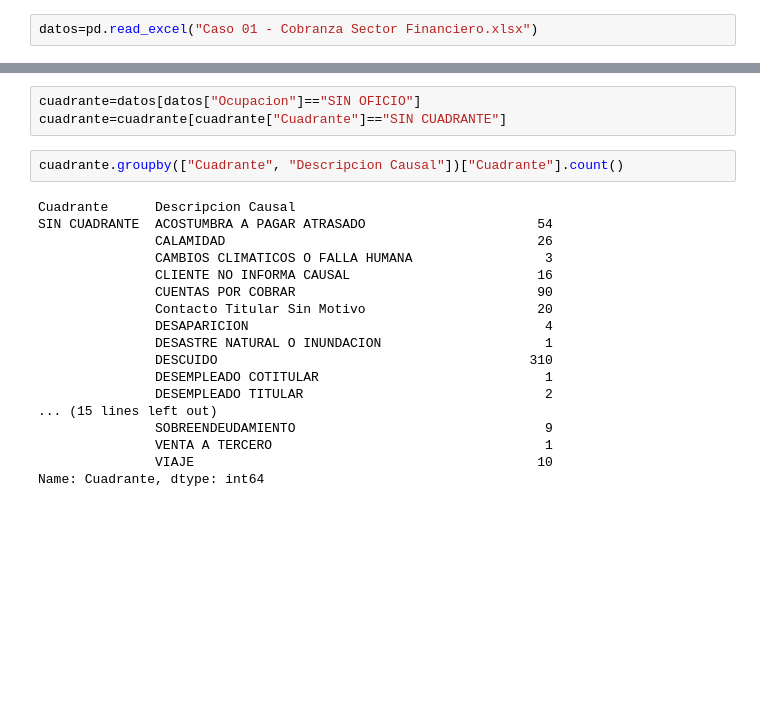
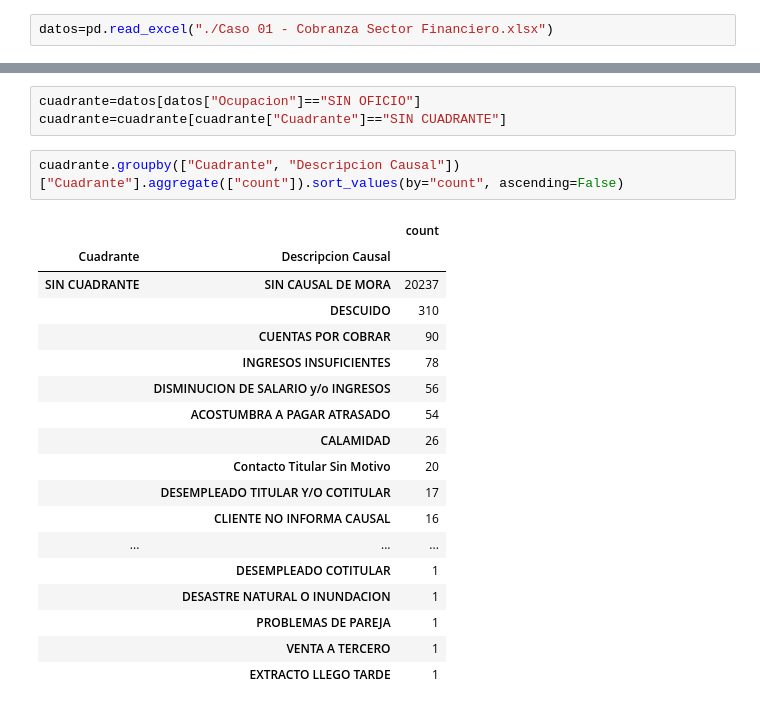
Before and after one commit to CarlosBaez11/RetoTecnologico-Eafit, a Jupyter notebook: data_cleaning.ipynb, the cells around one changed output, grey strips where cells are left out. Drawn from its saved outputs; the diff is of its cells as text; blank space fills up the shorter version.

Commit message:
Cambios realizados

```diff
--- a/data_cleaning.ipynb
+++ b/data_cleaning.ipynb
@@ -8,7 +8,7 @@ import missingno as msn
 # %% [markdown]
 # Import data
 # %%
-datos=pd.read_excel("Caso 01 - Cobranza Sector Financiero.xlsx")
+datos=pd.read_excel("./Caso 01 - Cobranza Sector Financiero.xlsx")
 # %% [markdown]
 # Exploratory analysis
 # %% [markdown]
@@ -66,22 +61,23 @@ Es importante verificar si se puede deducir la faltra de cuadrante a partir de l
 cuadrante=datos[datos["Ocupacion"]=="SIN OFICIO"]
 cuadrante=cuadrante[cuadrante["Cuadrante"]=="SIN CUADRANTE"]
 # %%
-cuadrante.groupby(["Cuadrante", "Descripcion Causal"])["Cuadrante"].count()
+cuadrante.groupby(["Cuadrante", "Descripcion Causal"])["Cuadrante"].aggregate(["count"]).sort_values(by="count", ascending=False)
 # %% [output]
-Cuadrante      Descripcion Causal
-SIN CUADRANTE  ACOSTUMBRA A PAGAR ATRASADO                      54
-               CALAMIDAD                                        26
-               CAMBIOS CLIMATICOS O FALLA HUMANA                 3
-               CLIENTE NO INFORMA CAUSAL                        16
-               CUENTAS POR COBRAR                               90
-               Contacto Titular Sin Motivo                      20
-               DESAPARICION                                      4
-               DESASTRE NATURAL O INUNDACION                     1
-               DESCUIDO                                        310
-               DESEMPLEADO COTITULAR                             1
-               DESEMPLEADO TITULAR                               2
-... (15 lines left out)
-               SOBREENDEUDAMIENTO                                9
-               VENTA A TERCERO                                   1
-               VIAJE                                            10
-Name: Cuadrante, dtype: int64
+|  |  | count |
+| Cuadrante | Descripcion Causal |  |
+| SIN CUADRANTE | SIN CAUSAL DE MORA | 20237 |
+|  | DESCUIDO | 310 |
+|  | CUENTAS POR COBRAR | 90 |
+|  | INGRESOS INSUFICIENTES | 78 |
+|  | DISMINUCION DE SALARIO y/o INGRESOS | 56 |
+|  | ACOSTUMBRA A PAGAR ATRASADO | 54 |
+|  | CALAMIDAD | 26 |
+|  | Contacto Titular Sin Motivo | 20 |
+|  | DESEMPLEADO TITULAR Y/O COTITULAR | 17 |
+|  | CLIENTE NO INFORMA CAUSAL | 16 |
+| ... | ... | ... |
+|  | DESEMPLEADO COTITULAR | 1 |
+|  | DESASTRE NATURAL O INUNDACION | 1 |
+|  | PROBLEMAS DE PAREJA | 1 |
+|  | VENTA A TERCERO | 1 |
+|  | EXTRACTO LLEGO TARDE | 1 |
```
Also changed, not shown: parts of 10 cells of this notebook, 1 other file.
